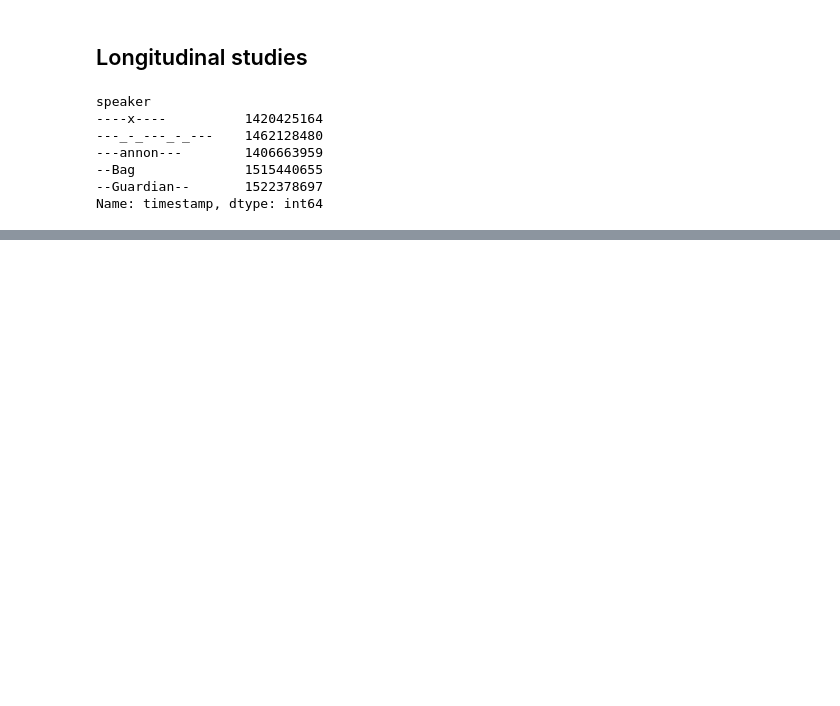
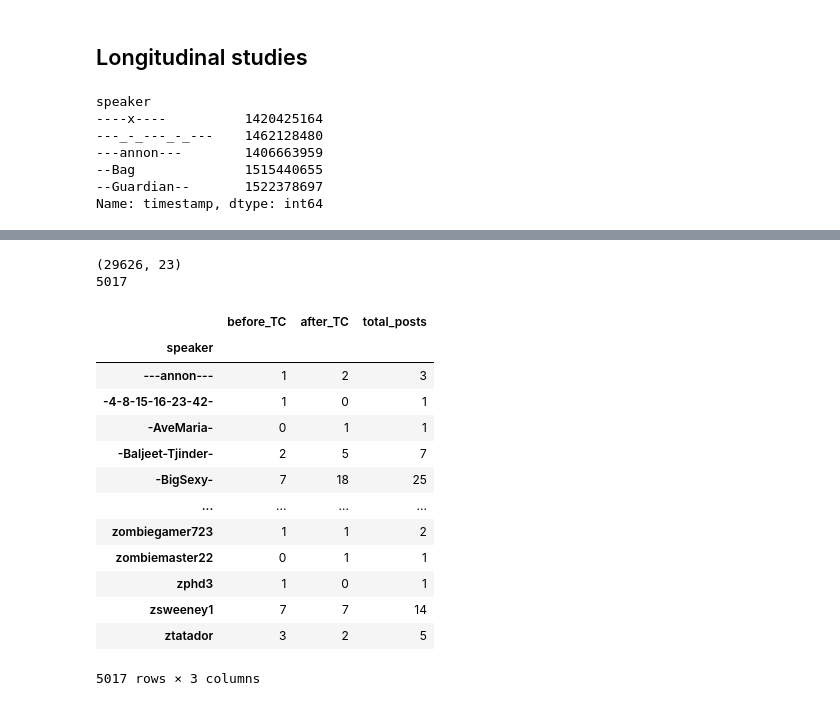
Before and after one commit to andrea-w-wang/reddit-seasonality, a Jupyter notebook: speaker_overlap.ipynb, the cells around one changed output, grey strips where cells are left out. Drawn from its saved outputs; the diff is of its cells as text; code cells hidden in the pictures; blank space fills up the shorter version.

```diff
--- a/speaker_overlap.ipynb
+++ b/speaker_overlap.ipynb
@@ -252,0 +254,32 @@ g.plot('order', 'text_len_mean',
+# %%
+common_speakers_posts_in_Christianity = common_speakers_posts_in_Christianity.merge(first_utt_in_TC, on='speaker')
+print(common_speakers_posts_in_Christianity.shape)
+print(common_speakers_posts_in_Christianity['speaker'].nunique())
+# %% [output]
+(29626, 23)
+5017
+# %%
+common_speakers_posts_in_Christianity['before_TC'] = common_speakers_posts_in_Christianity.apply(
+    lambda row: 1 if row['timestamp'] < row['first_utt_in_TC'] else 0, axis=1)
+common_speakers_posts_in_Christianity['after_TC'] = common_speakers_posts_in_Christianity.apply(
+    lambda row: 1 if row['timestamp'] >= row['first_utt_in_TC'] else 0, axis=1)
+# %%
+the_group = common_speakers_posts_in_Christianity.groupby(['speaker'])
+temp_df = the_group.agg({"before_TC": sum, "after_TC": sum})
+temp_df['total_posts'] = the_group['id'].count()
+temp_df
+# %% [output]
+|  | before_TC | after_TC | total_posts |
+| speaker |  |  |  |
+| ---annon--- | 1 | 2 | 3 |
+| -4-8-15-16-23-42- | 1 | 0 | 1 |
+| -AveMaria- | 0 | 1 | 1 |
+| -Baljeet-Tjinder- | 2 | 5 | 7 |
+| -BigSexy- | 7 | 18 | 25 |
+| ... | ... | ... | ... |
+| zombiegamer723 | 1 | 1 | 2 |
+| zombiemaster22 | 0 | 1 | 1 |
+| zphd3 | 1 | 0 | 1 |
+| zsweeney1 | 7 | 7 | 14 |
+| ztatador | 3 | 2 | 5 |
+5017 rows × 3 columns
```
Also changed, not shown: parts of 21 cells of this notebook.
